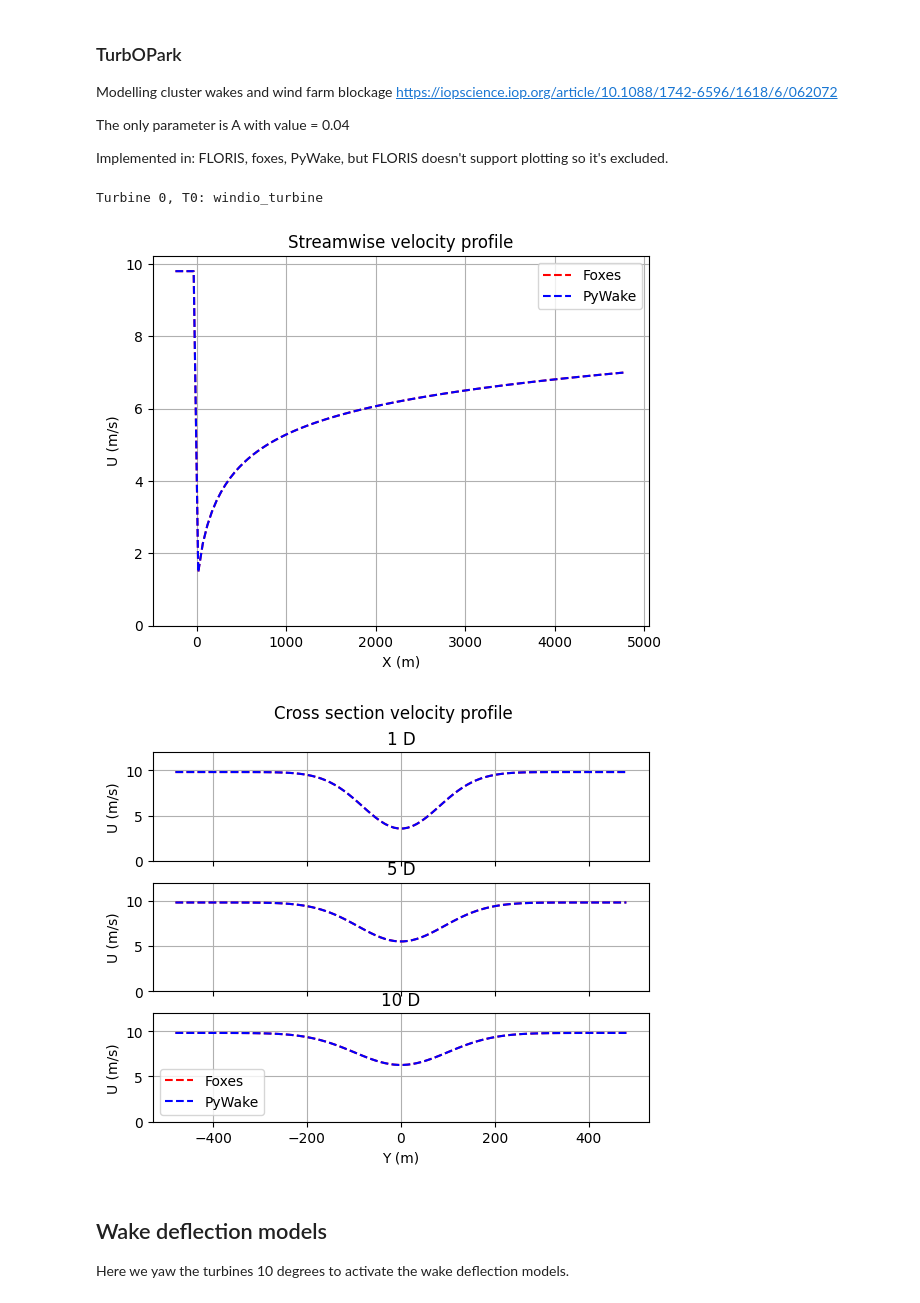
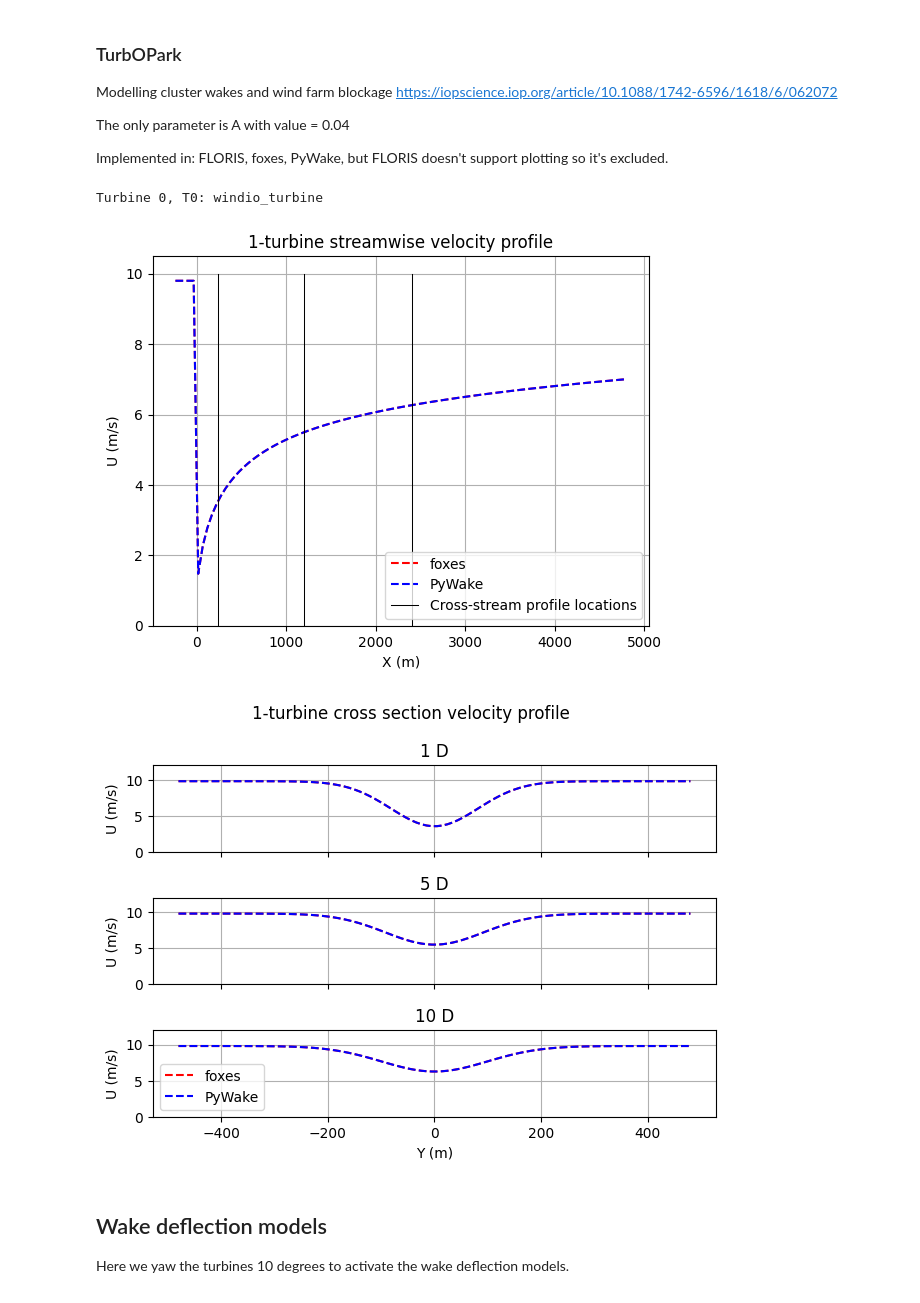
Before and after one commit to rafmudaf/wcomp, a Jupyter notebook: examples/torque2024_1turbine.ipynb, the cells around one changed output. Cells and saved outputs as stored; diff of their text form; code cells hidden in the pictures.

```diff
--- a/examples/torque2024_1turbine.ipynb
+++ b/examples/torque2024_1turbine.ipynb
@@ -255,39 +318,43 @@ fig, ax = plt.subplots()
 # floris_1turbine.streamwise_profile_plot(wind_direction=270, y_coordinate=0.0, xmin=XMIN, xmax=XMAX)
 foxes_1turbine.streamwise_profile_plot(wind_direction=270, y_coordinate=0.0, xmin=XMIN, xmax=XMAX)
 pywake_1turbine.streamwise_profile_plot(wind_direction=270, y_coordinate=0.0, xmin=XMIN, xmax=XMAX)
-ax.set_title("Streamwise velocity profile")
+ax.plot([1*ROTOR_D, 1*ROTOR_D], [0, 10], color="black", linestyle='-', linewidth=0.75)
+ax.plot([5*ROTOR_D, 5*ROTOR_D], [0, 10], color="black", linestyle='-', linewidth=0.75)
+ax.plot([10*ROTOR_D, 10*ROTOR_D], [0, 10], color="black", linestyle='-', linewidth=0.75, label="Cross-stream profile locations")
+ax.set_title("1-turbine streamwise velocity profile")
 ax.set_xlabel("X (m)")
 ax.set_ylabel('U (m/s)')
 ax.set_ybound(lower=0.0)
 ax.legend()
 ax.grid()
 
 
 YMIN = -2 * ROTOR_D
 YMAX =  2 * ROTOR_D
 
 fig, ax = plt.subplots(3, 1)
-fig.suptitle("Cross section velocity profile")
+fig.suptitle("1-turbine cross section velocity profile")
 
 X_D = [1, 5, 10]
 for i, D_X in enumerate(X_D):
     plt.axes(ax[i])
     # floris_1turbine.xsection_profile_plot(wind_direction=270, x_coordinate=D_X * ROTOR_D, ymin=YMIN, ymax=YMAX)
     foxes_1turbine.xsection_profile_plot(wind_direction=270, x_coordinate=D_X * ROTOR_D, ymin=YMIN, ymax=YMAX)
     pywake_1turbine.xsection_profile_plot(wind_direction=270, x_coordinate=D_X * ROTOR_D, ymin=YMIN, ymax=YMAX)
     ax[i].set_title(f"{D_X} D")
     ax[i].set_ylabel("U (m/s)")
     ax[i].set_ybound(lower=0.0, upper=12.0)
     ax[i].grid()
     if i < len(X_D) - 1:
         ax[i].xaxis.set_ticklabels([])
     else:
         ax[i].set_xlabel("Y (m)")
         ax[i].legend()
+fig.tight_layout()
 # %% [output]
 Turbine 0, T0: windio_turbine
-[figure, old version]
+[figure, new version]
-[figure, old version]
+[figure, new version]
 # %% [markdown]
 ## Wake deflection models
 
```
Also changed, not shown: parts of 9 cells of this notebook, 1 other file.
